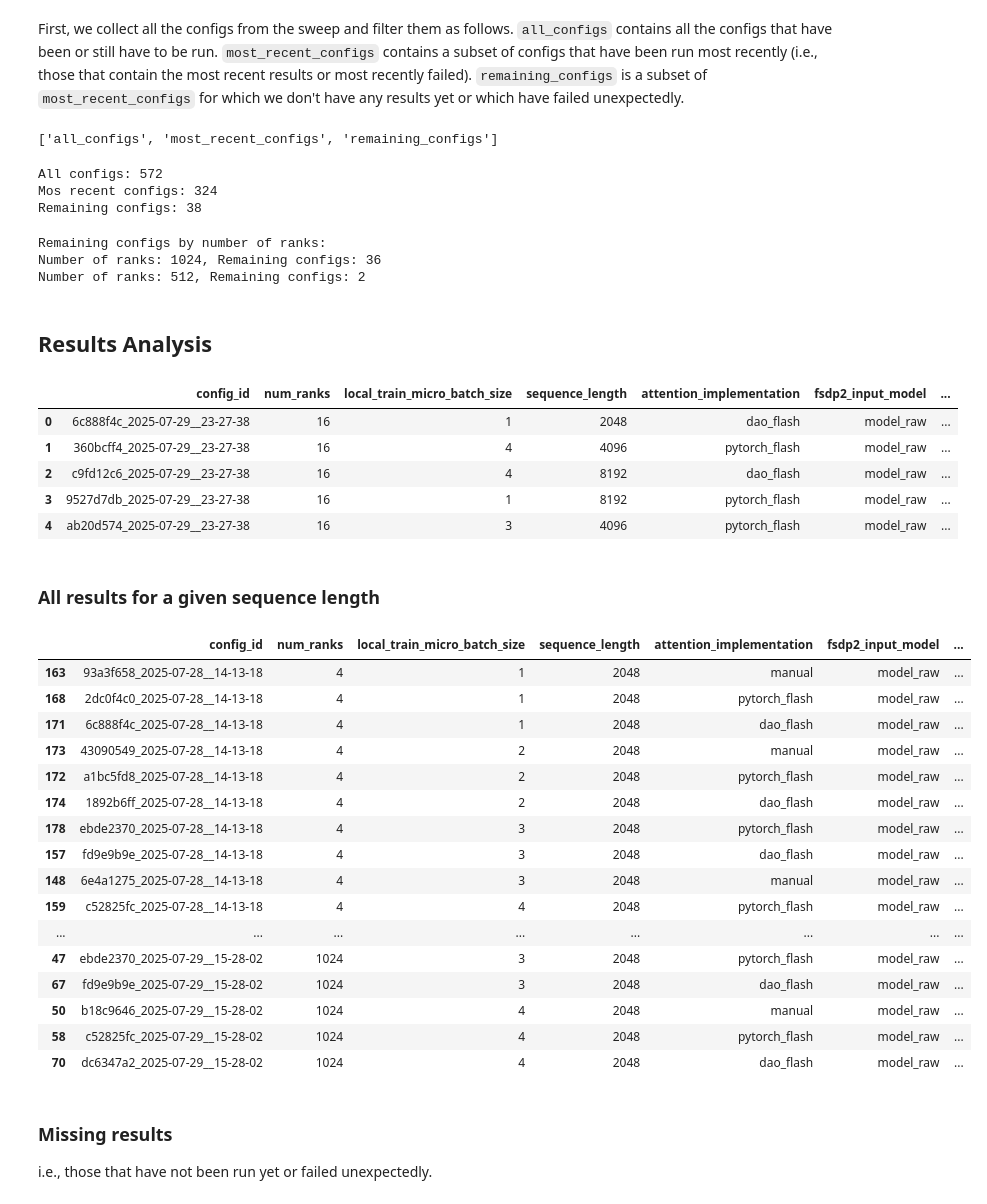
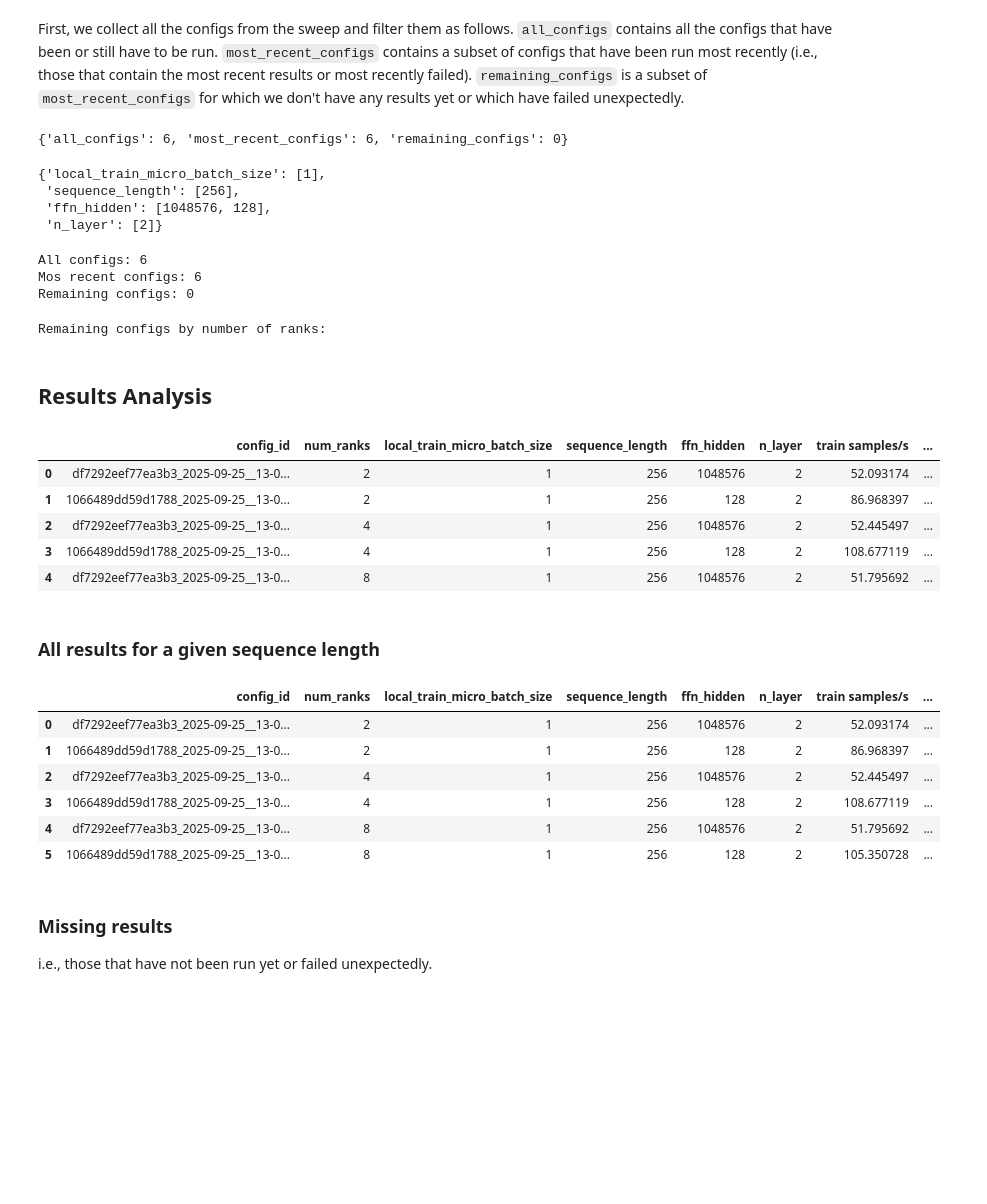
Before and after one commit to Modalities/modalities, a Jupyter notebook: tutorials/scaling_up/analysis/throughput_analysis.ipynb, the cells around one changed output. Cells and saved outputs as stored; diff of their text form; code cells hidden in the pictures; blank space fills up the shorter version.

```diff
--- a/tutorials/scaling_up/analysis/throughput_analysis.ipynb
+++ b/tutorials/scaling_up/analysis/throughput_analysis.ipynb
@@ -150,7 +163,7 @@ def load_sweep(most_recent_configs: list[Path]) -> pd.DataFrame:
 ##  Setup
 # %%
 # TODO: Update the path to your experiments folder
-experiments_folder = Path("/leonardo_scratch/fast/EUHPC_D21_101/max_lue/repositories/working/modalities/tutorials/scaling_up/experiments/2025-07-28__14-13-18_b7117a39")
+experiments_folder = Path("/raid/s3/opengptx/max_lue/repositories/modalities/tutorials/scaling_up/experiments/2025-09-25__13-07-50_6fc315c885a9bc7a")
 expected_steps = 20
 skip_exception_types = ["OutOfMemoryError"]
 
@@ -163,9 +176,18 @@ First, we collect all the configs from the sweep and filter them as follows.
 `remaining_configs` is a subset of `most_recent_configs` for which we don't have any results yet or which have failed unexpectedly.
 # %%
 experiments_dict = get_current_sweep_status(exp_root=experiments_folder, expected_steps=expected_steps, skip_exception_types=skip_exception_types)
-list(experiments_dict.keys())
+{k: len(v) for k,v in experiments_dict.items()}
 # %% [output]
-['all_configs', 'most_recent_configs', 'remaining_configs']
+{'all_configs': 6, 'most_recent_configs': 6, 'remaining_configs': 0}
+# %%
+sweep_config = get_sweep_config(experiments_folder)
+sweep_keys = set(sweep_config.keys())
+sweep_config
+# %% [output]
+{'local_train_micro_batch_size': [1],
+ 'sequence_length': [256],
+ 'ffn_hidden': [1048576, 128],
+ 'n_layer': [2]}
 # %%
 all_configs = experiments_dict[SweepSets.ALL_CONFIGS.value]
 most_recent_configs = experiments_dict[SweepSets.MOST_RECENT_CONFIGS.value]
@@ -174,9 +196,9 @@ print(f"All configs: {len(all_configs)}")
 print(f"Mos recent configs: {len(most_recent_configs)}")
 print(f"Remaining configs: {len(remaining_configs)}")
 # %% [output]
-All configs: 572
-Mos recent configs: 324
-Remaining configs: 38
+All configs: 6
+Mos recent configs: 6
+Remaining configs: 0
 # %%
 num_ranks_to_remaining_configs = get_num_ranks_to_config_paths_dict(remaining_configs)
 
@@ -185,51 +207,39 @@ for num_ranks, configs in num_ranks_to_remaining_configs.items():
     print(f"Number of ranks: {num_ranks}, Remaining configs: {len(configs)}")
 # %% [output]
 Remaining configs by number of ranks:
-Number of ranks: 1024, Remaining configs: 36
-Number of ranks: 512, Remaining configs: 2
 # %% [markdown]
 ## Results Analysis
 # %%
 df = load_sweep(most_recent_configs)
 df.head()
 # %% [output]
-|  | config_id | num_ranks | local_train_micro_batch_size | sequence_length | attention_implementation | fsdp2_input_model | ... |
-| 0 | 6c888f4c_2025-07-29__23-27-38 | 16 | 1 | 2048 | dao_flash | model_raw | ... |
-| 1 | 360bcff4_2025-07-29__23-27-38 | 16 | 4 | 4096 | pytorch_flash | model_raw | ... |
-| 2 | c9fd12c6_2025-07-29__23-27-38 | 16 | 4 | 8192 | dao_flash | model_raw | ... |
-| 3 | 9527d7db_2025-07-29__23-27-38 | 16 | 1 | 8192 | pytorch_flash | model_raw | ... |
-| 4 | ab20d574_2025-07-29__23-27-38 | 16 | 3 | 4096 | pytorch_flash | model_raw | ... |
+|  | config_id | num_ranks | local_train_micro_batch_size | sequence_length | ffn_hidden | n_layer | train samples/s | ... |
+| 0 | df7292eef77ea3b3_2025-09-25__13-0... | 2 | 1 | 256 | 1048576 | 2 | 52.093174 | ... |
+| 1 | 1066489dd59d1788_2025-09-25__13-0... | 2 | 1 | 256 | 128 | 2 | 86.968397 | ... |
+| 2 | df7292eef77ea3b3_2025-09-25__13-0... | 4 | 1 | 256 | 1048576 | 2 | 52.445497 | ... |
+| 3 | 1066489dd59d1788_2025-09-25__13-0... | 4 | 1 | 256 | 128 | 2 | 108.677119 | ... |
+| 4 | df7292eef77ea3b3_2025-09-25__13-0... | 8 | 1 | 256 | 1048576 | 2 | 51.795692 | ... |
 # %% [markdown]
 ### All results for a given sequence length
 # %%
-sequence_length = 2048
+sequence_length = 256
 df_seq = df[df["sequence_length"] == sequence_length]
 
 with pd.option_context(
     'display.max_rows', None,
     'display.max_columns', None,
     'display.max_colwidth', None,
     'display.expand_frame_repr', False
 ):
     display(df_seq.sort_values(by=["num_ranks", "local_train_micro_batch_size", "train samples/s"], ascending=True))
 # %% [output]
-|  | config_id | num_ranks | local_train_micro_batch_size | sequence_length | attention_implementation | fsdp2_input_model | ... |
-| 163 | 93a3f658_2025-07-28__14-13-18 | 4 | 1 | 2048 | manual | model_raw | ... |
-| 168 | 2dc0f4c0_2025-07-28__14-13-18 | 4 | 1 | 2048 | pytorch_flash | model_raw | ... |
-| 171 | 6c888f4c_2025-07-28__14-13-18 | 4 | 1 | 2048 | dao_flash | model_raw | ... |
-| 173 | 43090549_2025-07-28__14-13-18 | 4 | 2 | 2048 | manual | model_raw | ... |
-| 172 | a1bc5fd8_2025-07-28__14-13-18 | 4 | 2 | 2048 | pytorch_flash | model_raw | ... |
-| 174 | 1892b6ff_2025-07-28__14-13-18 | 4 | 2 | 2048 | dao_flash | model_raw | ... |
-| 178 | ebde2370_2025-07-28__14-13-18 | 4 | 3 | 2048 | pytorch_flash | model_raw | ... |
-| 157 | fd9e9b9e_2025-07-28__14-13-18 | 4 | 3 | 2048 | dao_flash | model_raw | ... |
-| 148 | 6e4a1275_2025-07-28__14-13-18 | 4 | 3 | 2048 | manual | model_raw | ... |
-| 159 | c52825fc_2025-07-28__14-13-18 | 4 | 4 | 2048 | pytorch_flash | model_raw | ... |
-| ... | ... | ... | ... | ... | ... | ... | ... |
-| 47 | ebde2370_2025-07-29__15-28-02 | 1024 | 3 | 2048 | pytorch_flash | model_raw | ... |
-| 67 | fd9e9b9e_2025-07-29__15-28-02 | 1024 | 3 | 2048 | dao_flash | model_raw | ... |
-| 50 | b18c9646_2025-07-29__15-28-02 | 1024 | 4 | 2048 | manual | model_raw | ... |
-| 58 | c52825fc_2025-07-29__15-28-02 | 1024 | 4 | 2048 | pytorch_flash | model_raw | ... |
-| 70 | dc6347a2_2025-07-29__15-28-02 | 1024 | 4 | 2048 | dao_flash | model_raw | ... |
+|  | config_id | num_ranks | local_train_micro_batch_size | sequence_length | ffn_hidden | n_layer | train samples/s | ... |
+| 0 | df7292eef77ea3b3_2025-09-25__13-0... | 2 | 1 | 256 | 1048576 | 2 | 52.093174 | ... |
+| 1 | 1066489dd59d1788_2025-09-25__13-0... | 2 | 1 | 256 | 128 | 2 | 86.968397 | ... |
+| 2 | df7292eef77ea3b3_2025-09-25__13-0... | 4 | 1 | 256 | 1048576 | 2 | 52.445497 | ... |
+| 3 | 1066489dd59d1788_2025-09-25__13-0... | 4 | 1 | 256 | 128 | 2 | 108.677119 | ... |
+| 4 | df7292eef77ea3b3_2025-09-25__13-0... | 8 | 1 | 256 | 1048576 | 2 | 51.795692 | ... |
+| 5 | 1066489dd59d1788_2025-09-25__13-0... | 8 | 1 | 256 | 128 | 2 | 105.350728 | ... |
 # %% [markdown]
 ### Missing results
 i.e., those that have not been run yet or failed unexpectedly.
```
Also changed, not shown: parts of 5 cells of this notebook.
